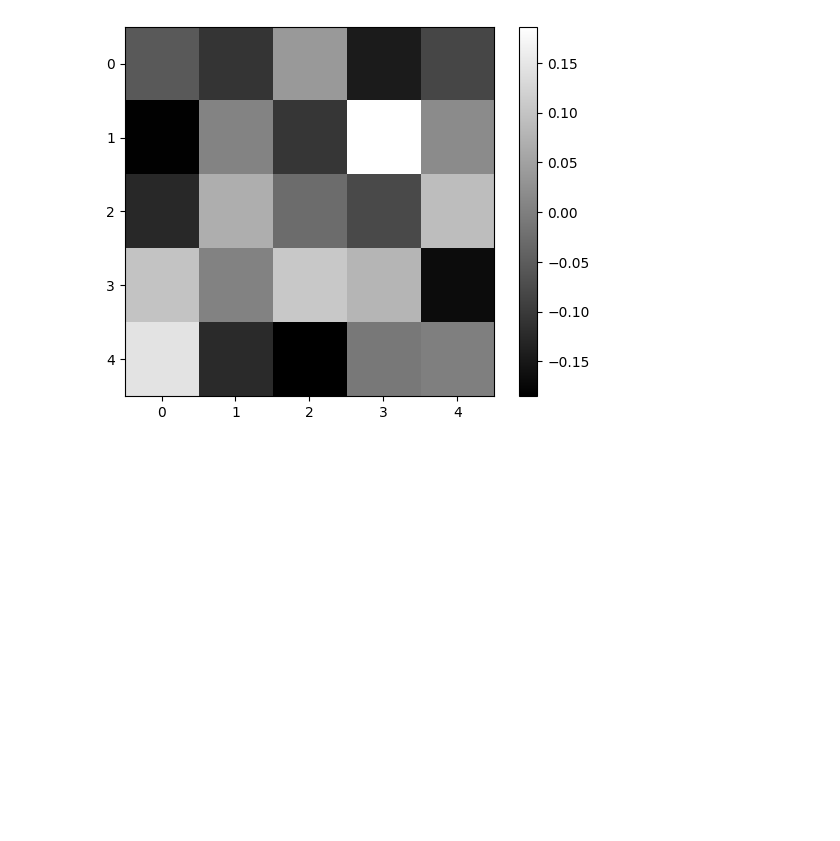
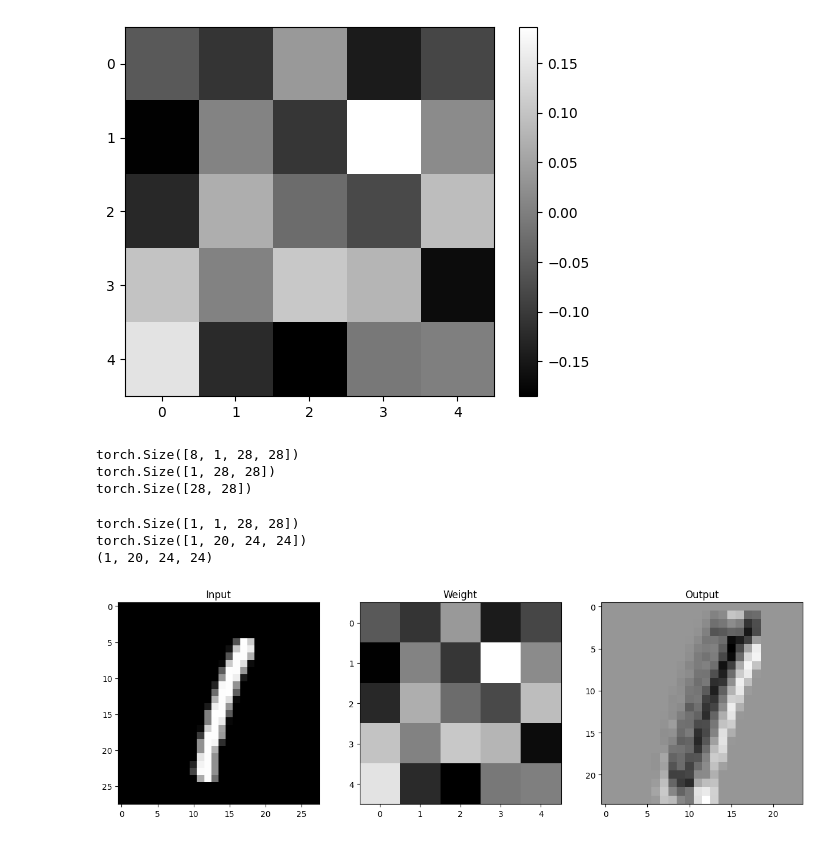
Before and after one commit to tmdgusya/install-pytorch, a Jupyter notebook: modeling.ipynb, the cells around one changed output. Saved outputs shown, nothing was run; the diff lists cells and outputs as text; code cells hidden in the pictures; blank space fills up the shorter version.

```diff
--- a/modeling.ipynb
+++ b/modeling.ipynb
@@ -169,3 +169,41 @@ plt.colorbar()
 plt.show()
 # %% [output]
 [figure]
+# %%
+print(images.shape)
+print(images[0].shape)
+
+input_image = torch.squeeze(images[0])
+print(input_image.shape)
+# %% [output]
+torch.Size([8, 1, 28, 28])
+torch.Size([1, 28, 28])
+torch.Size([28, 28])
+# %%
+input_data = torch.unsqueeze(images[0], 0)
+print(input_data.shape)
+
+output = layer(input_data)
+print(output.shape)
+output_arr = output.data.numpy()
+print(output_arr.shape)
+# %% [output]
+torch.Size([1, 1, 28, 28])
+torch.Size([1, 20, 24, 24])
+(1, 20, 24, 24)
+# %%
+plt.figure(figsize=(15, 30))
+plt.subplot(131)
+plt.title('Input')
+plt.imshow(input_image, 'gray')
+
+plt.subplot(132)
+plt.title('Weight')
+plt.imshow(weight[0, 0, :, :], 'gray')
+
+plt.subplot(133)
+plt.title('Output')
+plt.imshow(output_arr[0, 0, :, :], 'gray')
+plt.show()
+# %% [output]
+[figure, added]
```
Also changed, not shown: parts of 1 cell of this notebook.
